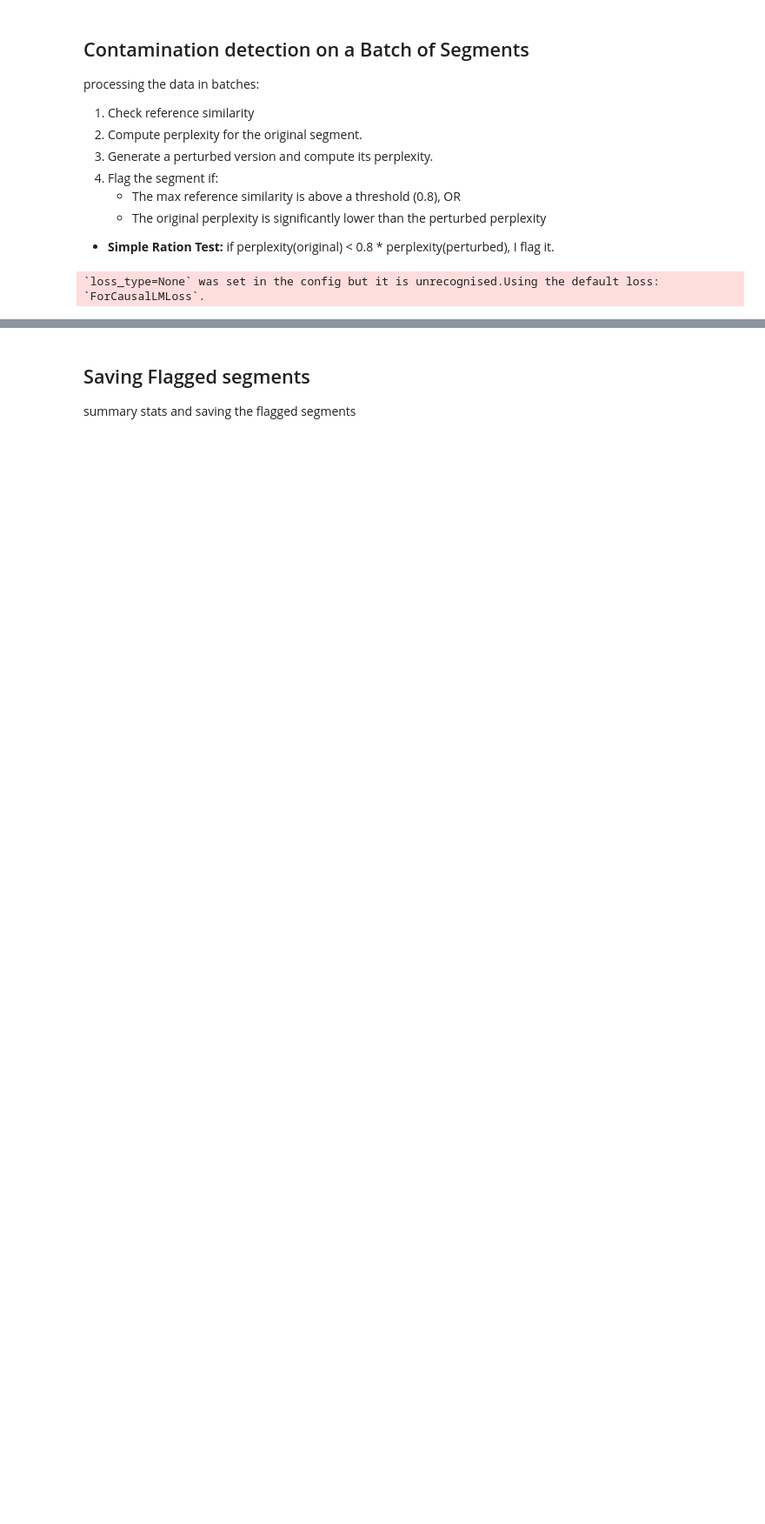
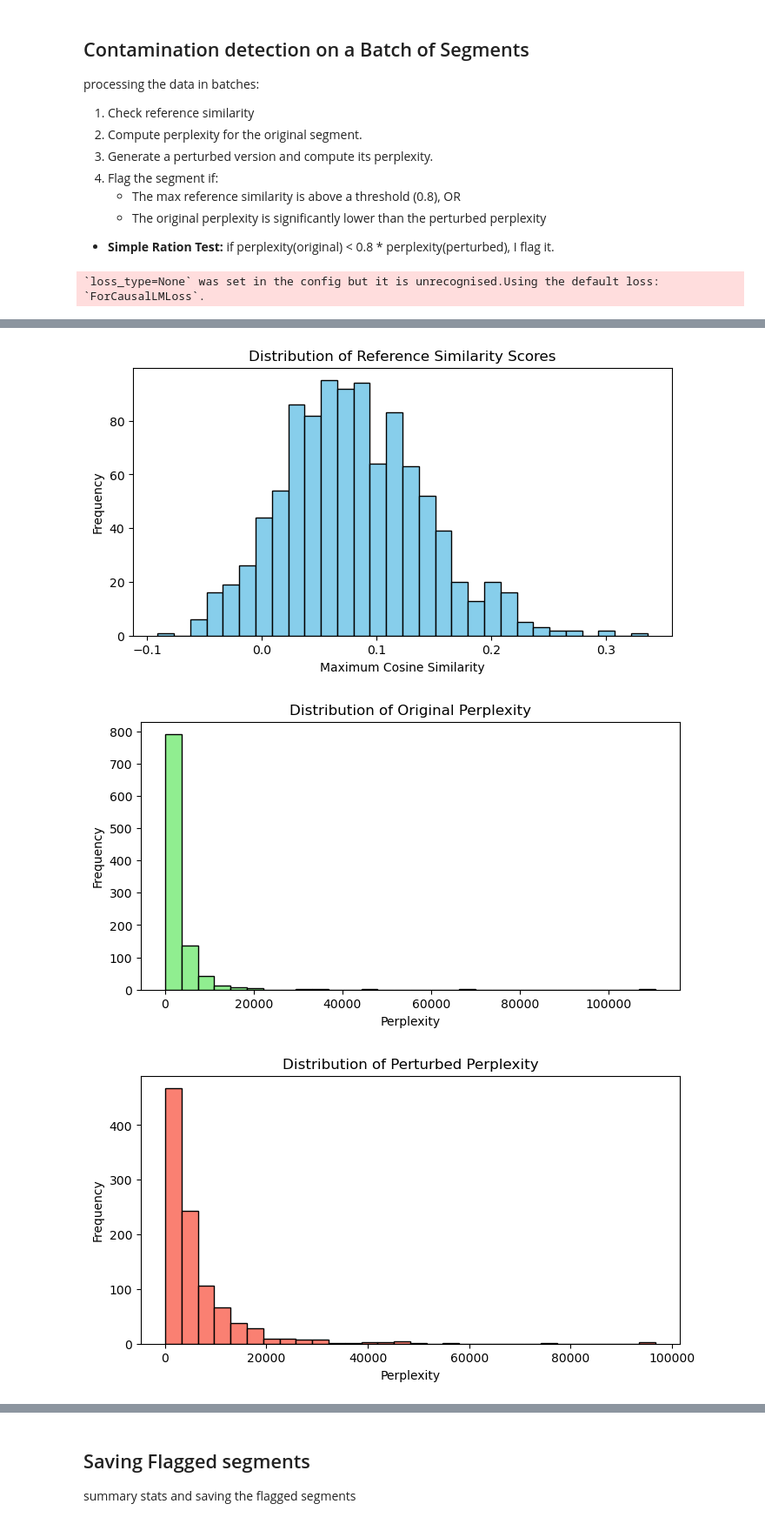
Before and after one commit to rahul2227/data-sanitization, a Jupyter notebook: Exploratory notebooks/contamination_detector.ipynb, the cells around one changed output, grey strips where cells are left out. Shown at 87% size. Drawn from its saved outputs; the diff is of its cells as text; code cells hidden in the pictures; blank space fills up the shorter version.

```diff
--- a/Exploratory notebooks/contamination_detector.ipynb
+++ b/Exploratory notebooks/contamination_detector.ipynb
@@ -182,0 +187,34 @@ sample_df.head()
+# %%
+# Plot histogram of reference similarities
+plt.figure(figsize=(8, 4))
+plt.hist(ref_similarities, bins=30, color='skyblue', edgecolor='black')
+plt.title("Distribution of Reference Similarity Scores")
+plt.xlabel("Maximum Cosine Similarity")
+plt.ylabel("Frequency")
+plt.show()
+
+# Plot histogram of original perplexities
+valid_ppl_orig = [p for p in perplexity_orig_list if p is not None]
+plt.figure(figsize=(8, 4))
+plt.hist(valid_ppl_orig, bins=30, color='lightgreen', edgecolor='black')
+plt.title("Distribution of Original Perplexity")
+plt.xlabel("Perplexity")
+plt.ylabel("Frequency")
+plt.show()
+
+# Plot histogram of perturbed perplexities
+valid_ppl_pert = [p for p in perplexity_perturbed_list if p is not None]
+plt.figure(figsize=(8, 4))
+plt.hist(valid_ppl_pert, bins=30, color='salmon', edgecolor='black')
+plt.title("Distribution of Perturbed Perplexity")
+plt.xlabel("Perplexity")
+plt.ylabel("Frequency")
+plt.show()
+
+# Count and display flagged segments
+num_flagged = sample_df['contamination_flag'].sum()
+print(f"Number of flagged segments in the sample: {num_flagged} / {len(sample_df)}")
+# %% [output]
+[figure, added]
+[figure, added]
+[figure, added]
```
Also changed, not shown: parts of 6 cells of this notebook, 5 other files.
